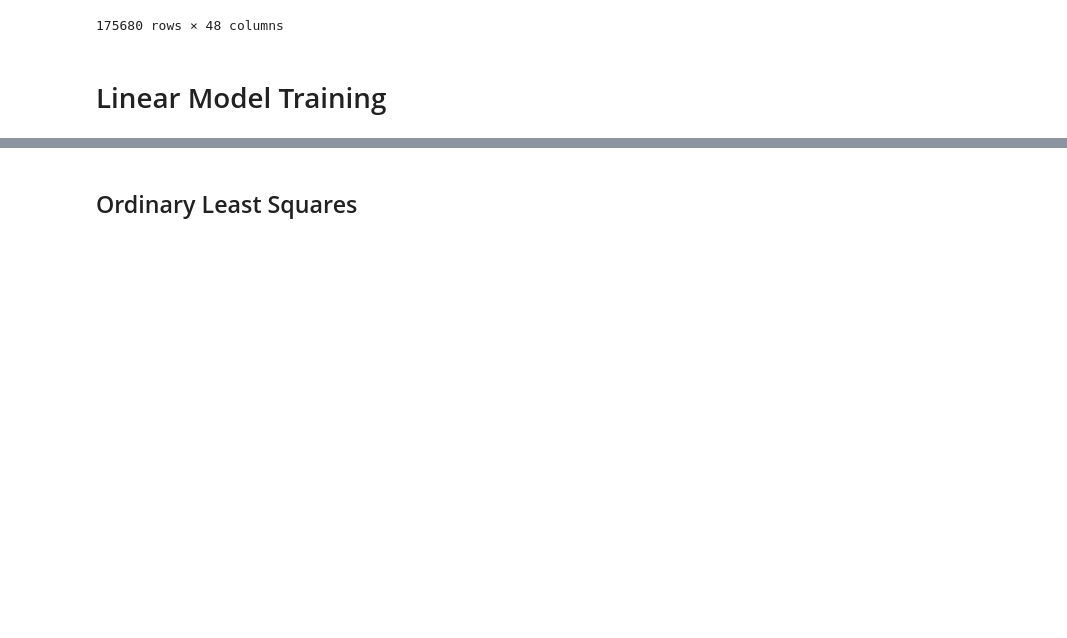
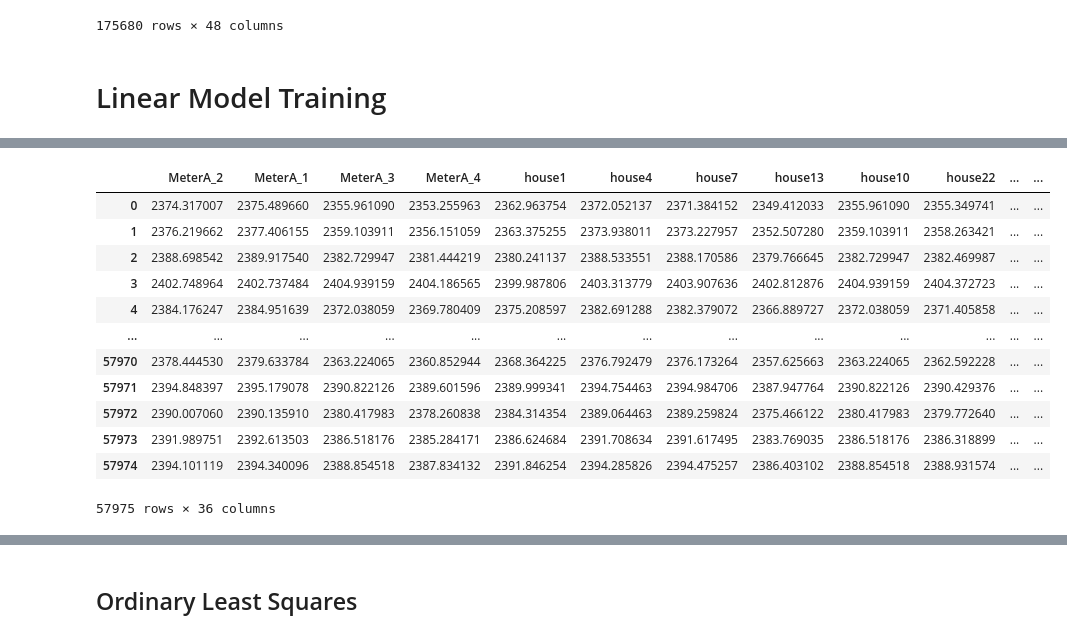
Before and after one commit to pragnaS/grid-edge, a Jupyter notebook: models/linear/Anissa_Linear_Model.ipynb, the cells around one changed output, grey strips where cells are left out. Cells and saved outputs as stored; diff of their text form; code cells hidden in the pictures; blank space fills up the shorter version.

```diff
--- a/models/linear/Anissa_Linear_Model.ipynb
+++ b/models/linear/Anissa_Linear_Model.ipynb
@@ -300,14 +301,7 @@ from pylab import *
 X = input_player_df.copy()
 y = dpmu_data_2.copy()
 
-scaler_x = MinMaxScaler()
-scaler_x.fit(X)
-normalized_x = scaler_x.transform(X)
-scaler_y = MinMaxScaler()
-scaler_y.fit(y)
-normalized_y = scaler_y.transform(y)
-
-X_train, X_test, y_train, y_test = train_test_split(normalized_x, normalized_y, test_size=0.33, random_state=42)
+X_train, X_test, y_train, y_test = train_test_split(X, y, test_size=0.33, random_state=42)
 # %%
 y_test.shape
 # %% [output]
@@ -314,0 +311,5 @@ y_test.shape
+# %%
+#trains the model with the original data
+model = Ridge()
+model.fit(X_train, y_train)
+y_pred = model.predict(X_test)
@@ -314,0 +332,22 @@ y_test.shape
+# %%
+#saves the column names to make the y_pred df
+names = y_test.columns
+# %%
+#creates df
+df_y_pred = pd.DataFrame(y_pred,columns = names)
+# %%
+df_y_pred
+# %% [output]
+|  | MeterA_2 | MeterA_1 | MeterA_3 | MeterA_4 | house1 | house4 | house7 | house13 | house10 | house22 | ... | ... |
+| 0 | 2374.317007 | 2375.489660 | 2355.961090 | 2353.255963 | 2362.963754 | 2372.052137 | 2371.384152 | 2349.412033 | 2355.961090 | 2355.349741 | ... | ... |
+| 1 | 2376.219662 | 2377.406155 | 2359.103911 | 2356.151059 | 2363.375255 | 2373.938011 | 2373.227957 | 2352.507280 | 2359.103911 | 2358.263421 | ... | ... |
+| 2 | 2388.698542 | 2389.917540 | 2382.729947 | 2381.444219 | 2380.241137 | 2388.533551 | 2388.170586 | 2379.766645 | 2382.729947 | 2382.469987 | ... | ... |
+| 3 | 2402.748964 | 2402.737484 | 2404.939159 | 2404.186565 | 2399.987806 | 2403.313779 | 2403.907636 | 2402.812876 | 2404.939159 | 2404.372723 | ... | ... |
+| 4 | 2384.176247 | 2384.951639 | 2372.038059 | 2369.780409 | 2375.208597 | 2382.691288 | 2382.379072 | 2366.889727 | 2372.038059 | 2371.405858 | ... | ... |
+| ... | ... | ... | ... | ... | ... | ... | ... | ... | ... | ... | ... | ... |
+| 57970 | 2378.444530 | 2379.633784 | 2363.224065 | 2360.852944 | 2368.364225 | 2376.792479 | 2376.173264 | 2357.625663 | 2363.224065 | 2362.592228 | ... | ... |
+| 57971 | 2394.848397 | 2395.179078 | 2390.822126 | 2389.601596 | 2389.999341 | 2394.754463 | 2394.984706 | 2387.947764 | 2390.822126 | 2390.429376 | ... | ... |
+| 57972 | 2390.007060 | 2390.135910 | 2380.417983 | 2378.260838 | 2384.314354 | 2389.064463 | 2389.259824 | 2375.466122 | 2380.417983 | 2379.772640 | ... | ... |
+| 57973 | 2391.989751 | 2392.613503 | 2386.518176 | 2385.284171 | 2386.624684 | 2391.708634 | 2391.617495 | 2383.769035 | 2386.518176 | 2386.318899 | ... | ... |
+| 57974 | 2394.101119 | 2394.340096 | 2388.854518 | 2387.834132 | 2391.846254 | 2394.285826 | 2394.475257 | 2386.403102 | 2388.854518 | 2388.931574 | ... | ... |
+57975 rows × 36 columns
```
Also changed, not shown: parts of 15 cells of this notebook.
